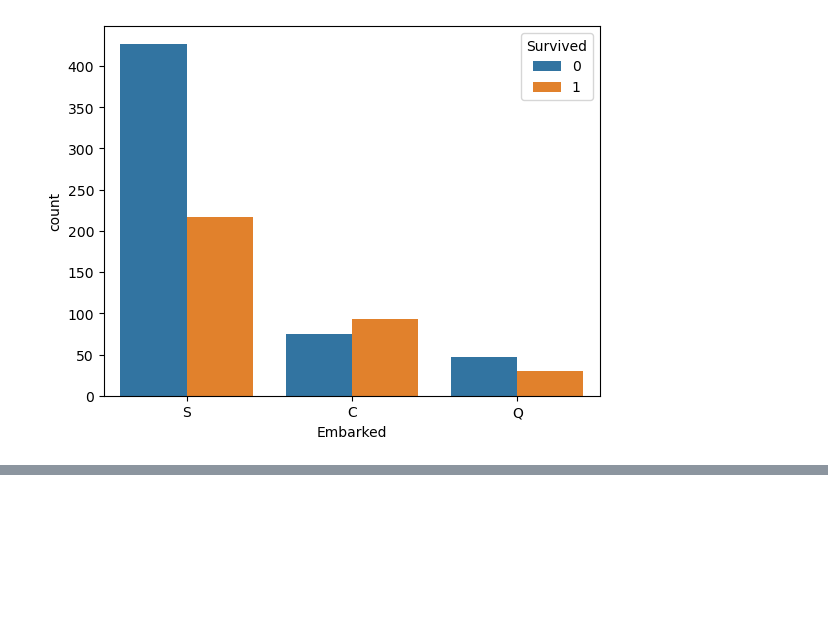
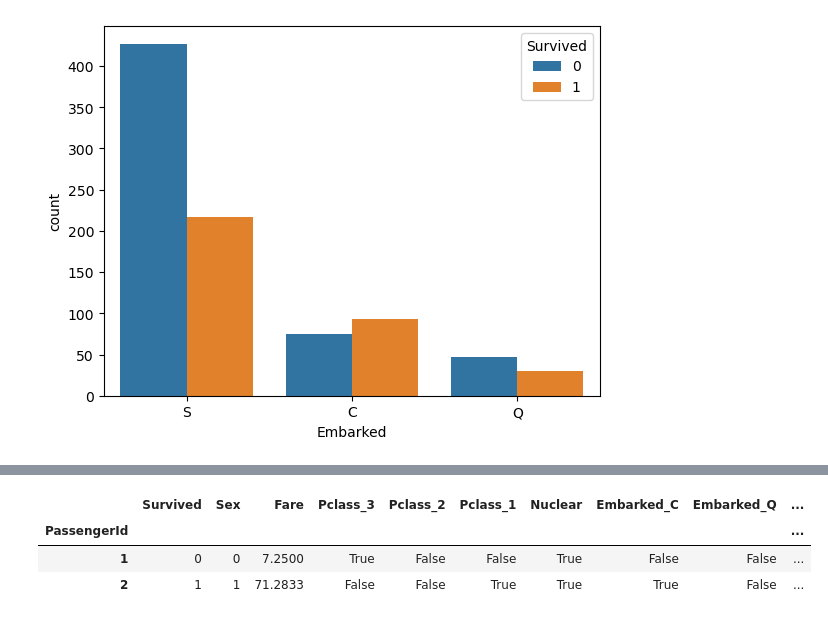
Before and after one commit to alwaysbemyday1/kaggle, a Jupyter notebook: Titanic/2nd_submission.ipynb, the cells around one changed output, grey strips where cells are left out. Cells and saved outputs as stored; diff of their text form; code cells hidden in the pictures; blank space fills up the shorter version.

```diff
--- a/Titanic/2nd_submission.ipynb
+++ b/Titanic/2nd_submission.ipynb
@@ -231,0 +287,16 @@ train.head(2)
+# %%
+train['Master'] = (train['Name']=='Master')
+test['Master'] = (test['Name']=='Master')
+
+train=train.drop(columns='Name')
+test=test.drop(columns='Name')
+
+train=train.drop(columns='Ticket')
+test=test.drop(columns='Ticket')
+# %%
+train.head(2)
+# %% [output]
+|  | Survived | Sex | Fare | Pclass_3 | Pclass_2 | Pclass_1 | Nuclear | Embarked_C | Embarked_Q | ... |
+| PassengerId |  |  |  |  |  |  |  |  |  | ... |
+| 1 | 0 | 0 | 7.2500 | True | False | False | True | False | False | ... |
+| 2 | 1 | 1 | 71.2833 | False | False | True | True | True | False | ... |
```
Also changed, not shown: parts of 7 cells of this notebook.
